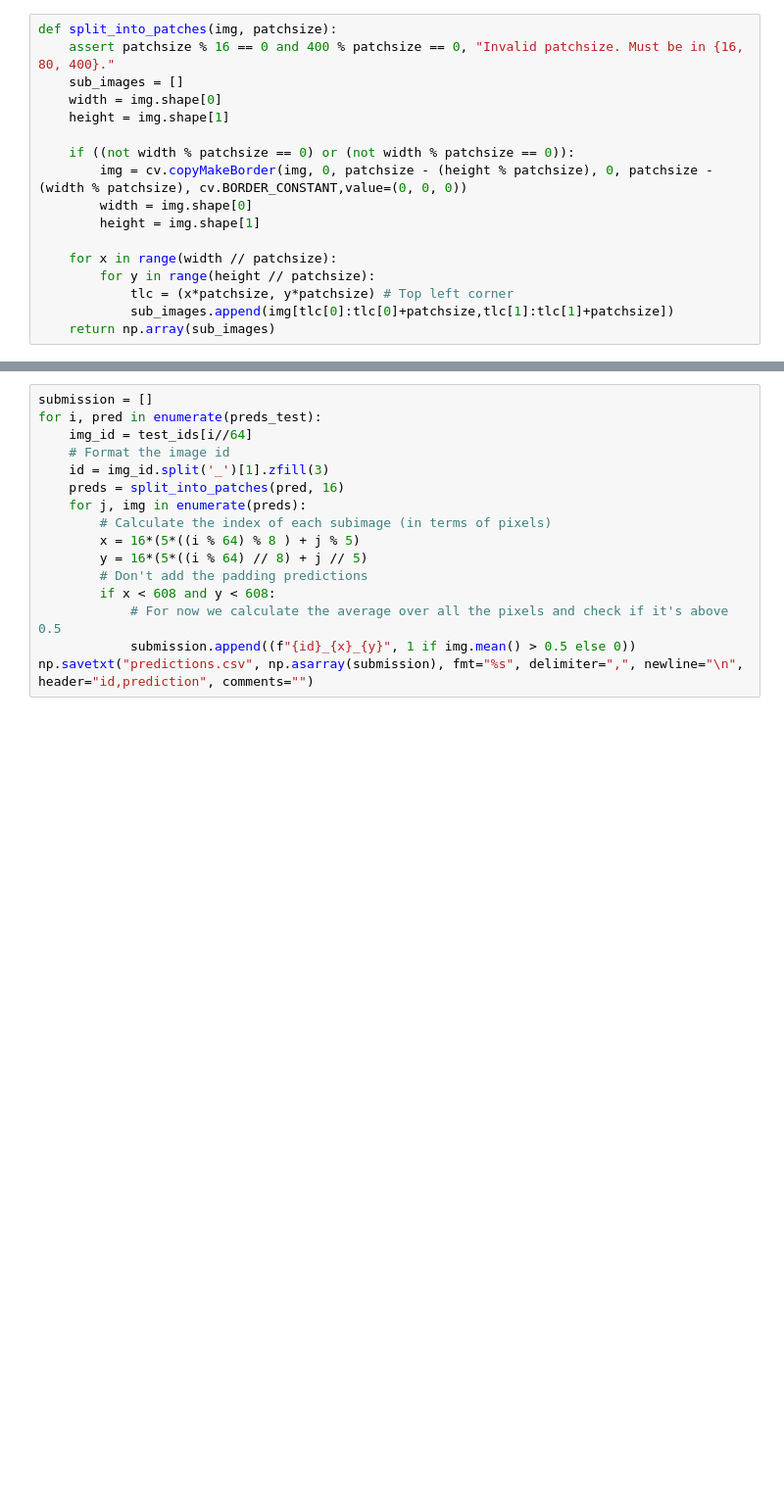
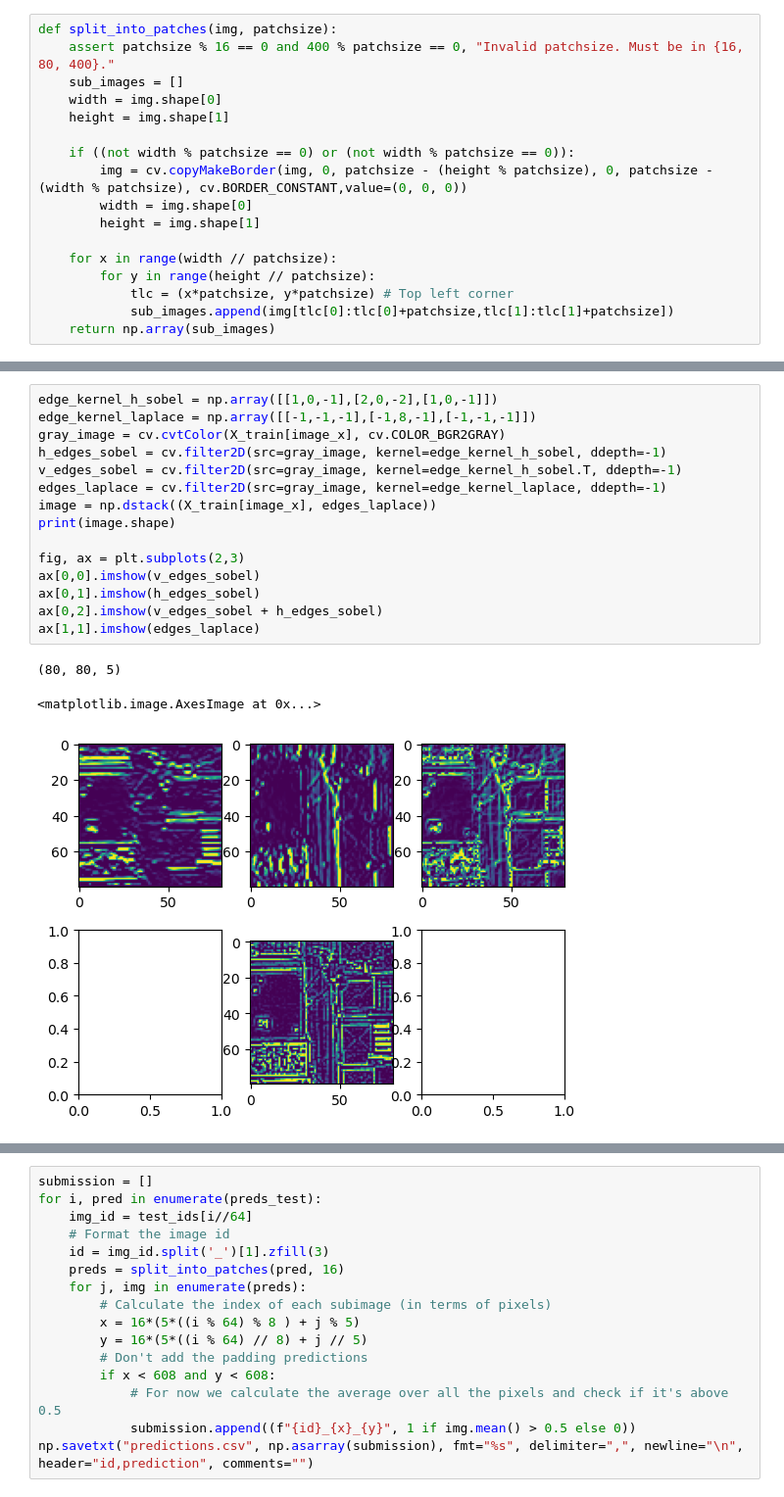
Before and after one commit to mateo762/unet-road-segmentation, a Jupyter notebook: U-Net.ipynb, the cells around one changed output, grey strips where cells are left out. Shown: that part at 98% size. Drawn from its saved outputs; the diff is of its cells as text; blank space fills up the shorter version.

```diff
--- a/U-Net.ipynb
+++ b/U-Net.ipynb
@@ -102,3 +109,22 @@ plt.show()
+# %%
+edge_kernel_h_sobel = np.array([[1,0,-1],[2,0,-2],[1,0,-1]])
+edge_kernel_laplace = np.array([[-1,-1,-1],[-1,8,-1],[-1,-1,-1]])
+gray_image = cv.cvtColor(X_train[image_x], cv.COLOR_BGR2GRAY)
+h_edges_sobel = cv.filter2D(src=gray_image, kernel=edge_kernel_h_sobel, ddepth=-1)
+v_edges_sobel = cv.filter2D(src=gray_image, kernel=edge_kernel_h_sobel.T, ddepth=-1)
+edges_laplace = cv.filter2D(src=gray_image, kernel=edge_kernel_laplace, ddepth=-1)
+image = np.dstack((X_train[image_x], edges_laplace))
+print(image.shape)
+
+fig, ax = plt.subplots(2,3)
+ax[0,0].imshow(v_edges_sobel)
+ax[0,1].imshow(h_edges_sobel)
+ax[0,2].imshow(v_edges_sobel + h_edges_sobel)
+ax[1,1].imshow(edges_laplace)
+# %% [output]
+(80, 80, 5)
+<matplotlib.image.AxesImage at 0x...>
+[figure, added]
 # %%
 #Build the model
 inputs = tf.keras.layers.Input((IMG_HEIGHT, IMG_WIDTH, IMG_CHANNELS))
```
Also changed, not shown: parts of 9 cells of this notebook.
